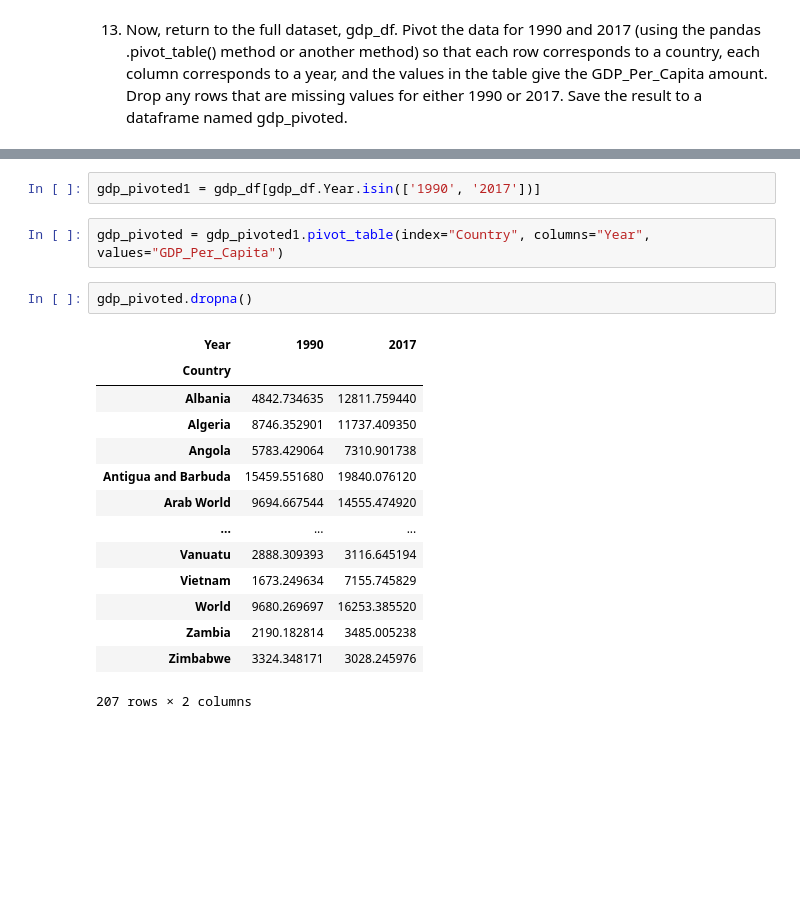
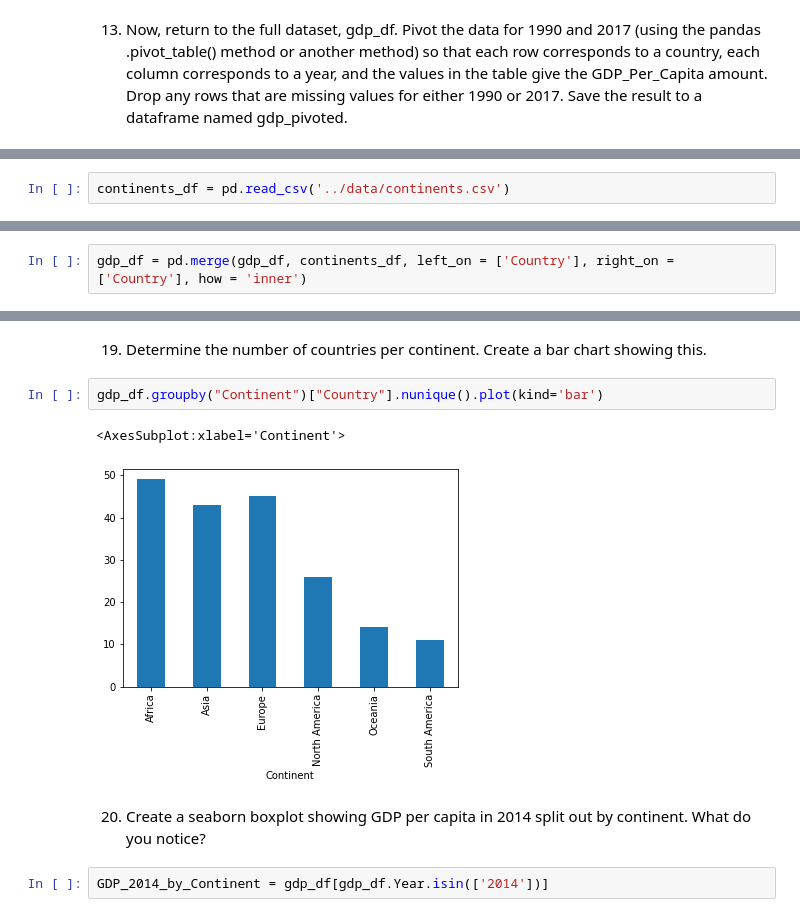
Before and after one commit to nss-data-science-cohort-6/un_data_question-jeffreyreeve, a Jupyter notebook: notebooks/UN_Data_Exploration.ipynb, the cells around one changed output, grey strips where cells are left out. Saved outputs shown, nothing was run; the diff lists cells and outputs as text; blank space fills up the shorter version.

```diff
--- a/notebooks/UN_Data_Exploration.ipynb
+++ b/notebooks/UN_Data_Exploration.ipynb
@@ -176,0 +211,2 @@ gdp_2014.nsmallest(5, "GDP_Per_Capita")
+# %%
+continents_df = pd.read_csv('../data/continents.csv')
@@ -176,0 +233,2 @@ gdp_2014.nsmallest(5, "GDP_Per_Capita")
+# %%
+gdp_df = pd.merge(gdp_df, continents_df, left_on = ['Country'], right_on = ['Country'], how = 'inner')
@@ -177,21 +263,11 @@ gdp_2014.nsmallest(5, "GDP_Per_Capita")
+# %% [markdown]
+19) Determine the number of countries per continent. Create a bar chart showing this.
+# %%
+gdp_df.groupby("Continent")["Country"].nunique().plot(kind='bar')
+# %% [output]
+<AxesSubplot:xlabel='Continent'>
+[figure, added]
+# %% [markdown]
+20) Create a seaborn boxplot showing GDP per capita in 2014 split out by continent. What do you notice?
 # %%
-gdp_pivoted1 = gdp_df[gdp_df.Year.isin(['1990', '2017'])]
+GDP_2014_by_Continent = gdp_df[gdp_df.Year.isin(['2014'])]
-# %%
-gdp_pivoted = gdp_pivoted1.pivot_table(index="Country", columns="Year", values="GDP_Per_Capita")
-# %%
-gdp_pivoted.dropna()
-# %% [output]
-| Year | 1990 | 2017 |
-| Country |  |  |
-| Albania | 4842.734635 | 12811.759440 |
-| Algeria | 8746.352901 | 11737.409350 |
-| Angola | 5783.429064 | 7310.901738 |
-| Antigua and Barbuda | 15459.551680 | 19840.076120 |
-| Arab World | 9694.667544 | 14555.474920 |
-| ... | ... | ... |
-| Vanuatu | 2888.309393 | 3116.645194 |
-| Vietnam | 1673.249634 | 7155.745829 |
-| World | 9680.269697 | 16253.385520 |
-| Zambia | 2190.182814 | 3485.005238 |
-| Zimbabwe | 3324.348171 | 3028.245976 |
-207 rows × 2 columns
```
Also changed, not shown: parts of 24 cells of this notebook.
